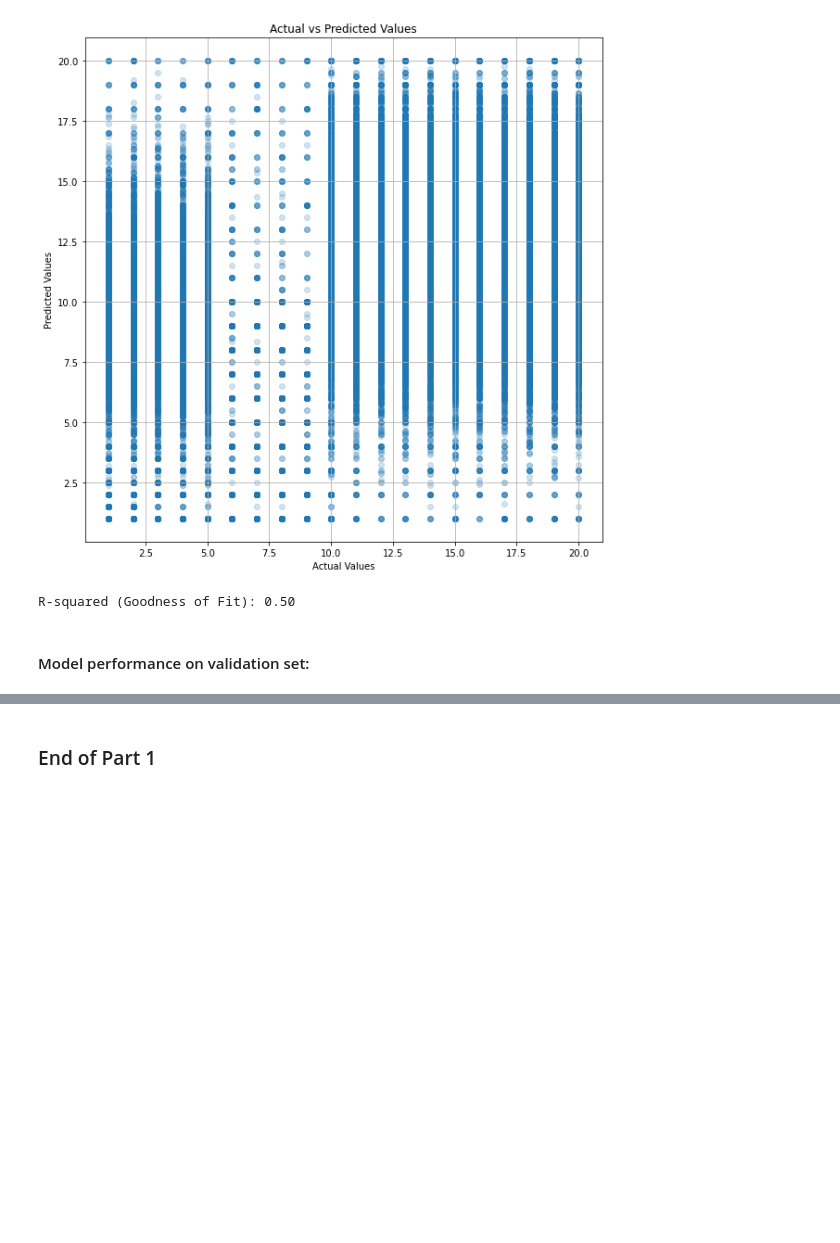
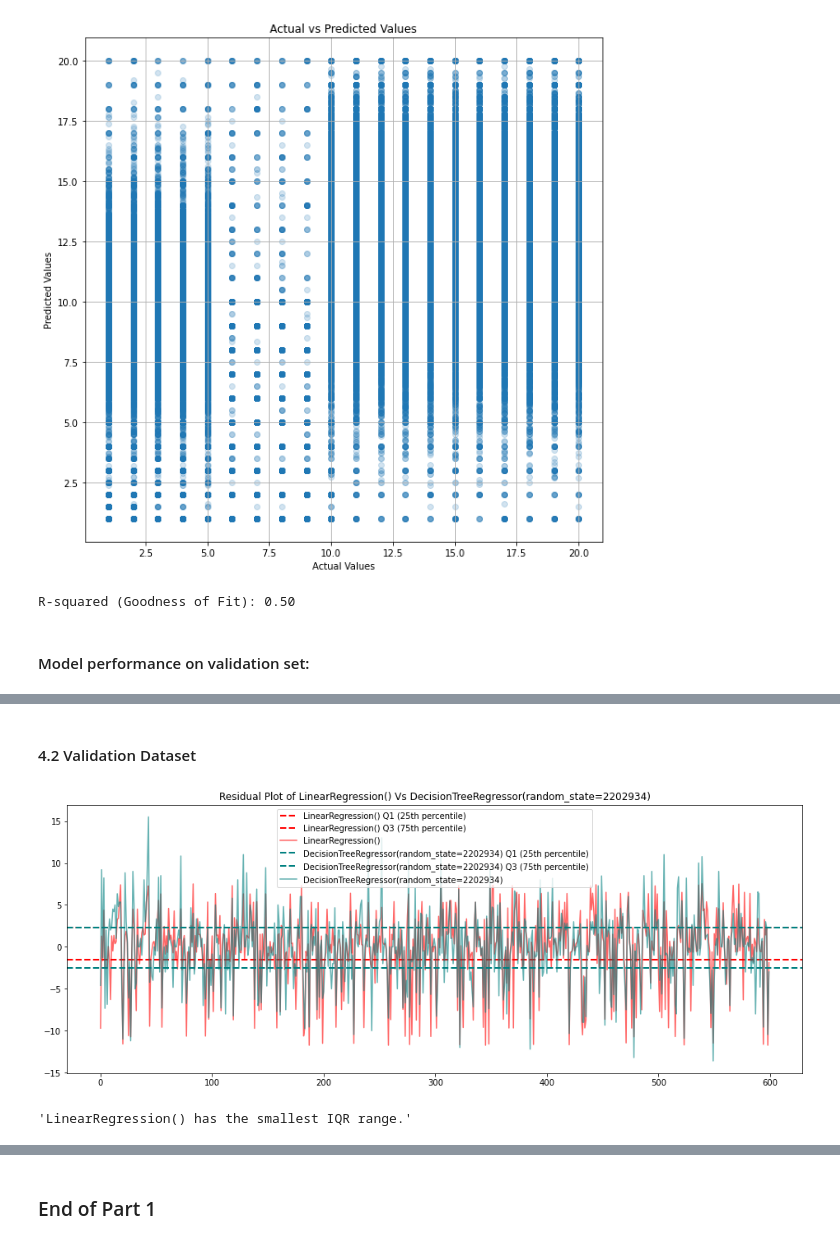
Before and after one commit to Javen05/Machine-Learning, a Jupyter notebook: Javen_2202934B_part1.ipynb, the cells around one changed output, grey strips where cells are left out. Saved outputs shown, nothing was run; the diff lists cells and outputs as text; code cells hidden in the pictures; blank space fills up the shorter version.

```diff
--- a/Javen_2202934B_part1.ipynb
+++ b/Javen_2202934B_part1.ipynb
@@ -911,0 +989,7 @@ Build upon the DTR model by:
+# %% [markdown]
+#### 4.2 Validation Dataset
+# %%
+model_comparer(LR_model, DTR_model, X_val, y_val, sample_size=600)
+# %% [output]
+[figure, added]
+'LinearRegression() has the smallest IQR range.'
```
Also changed, not shown: parts of 17 cells of this notebook, 1 other file.
